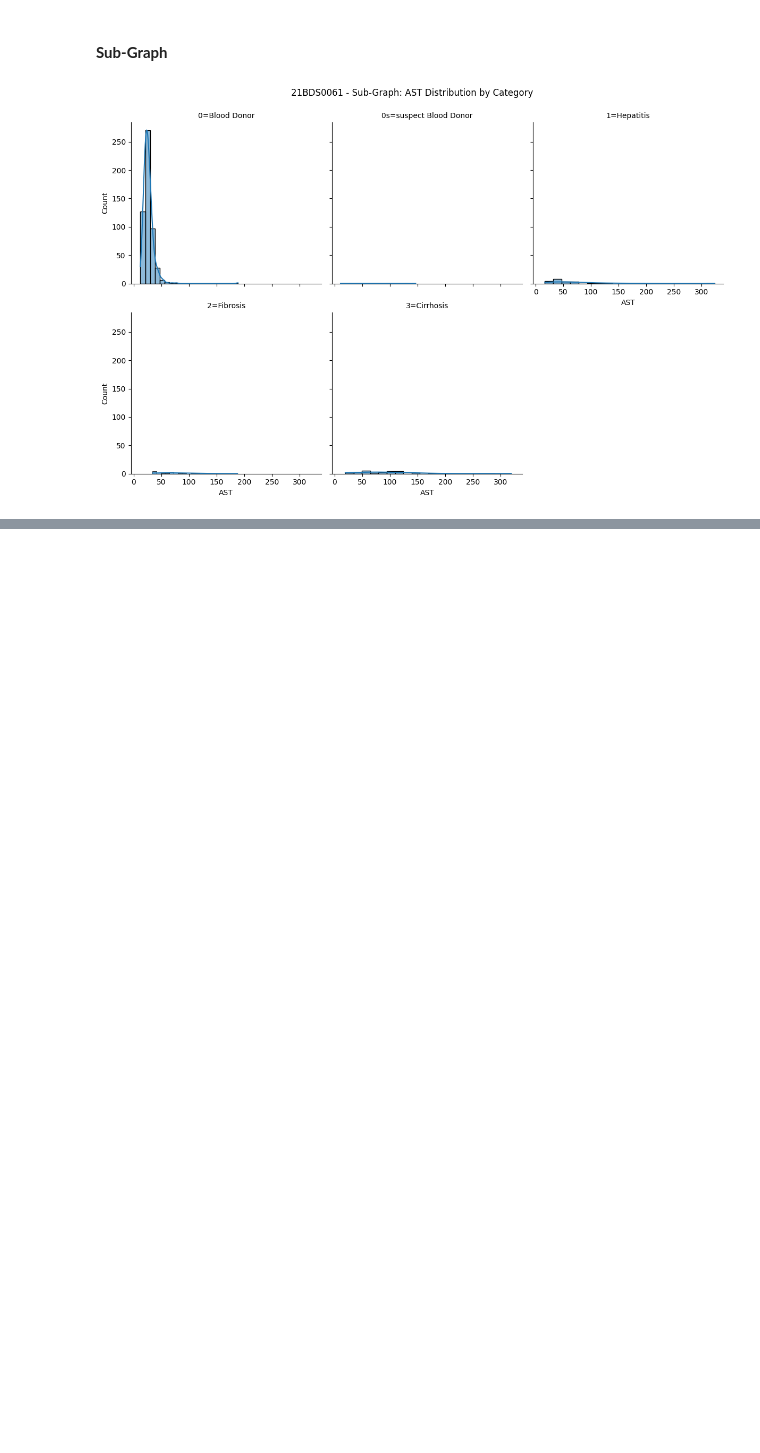
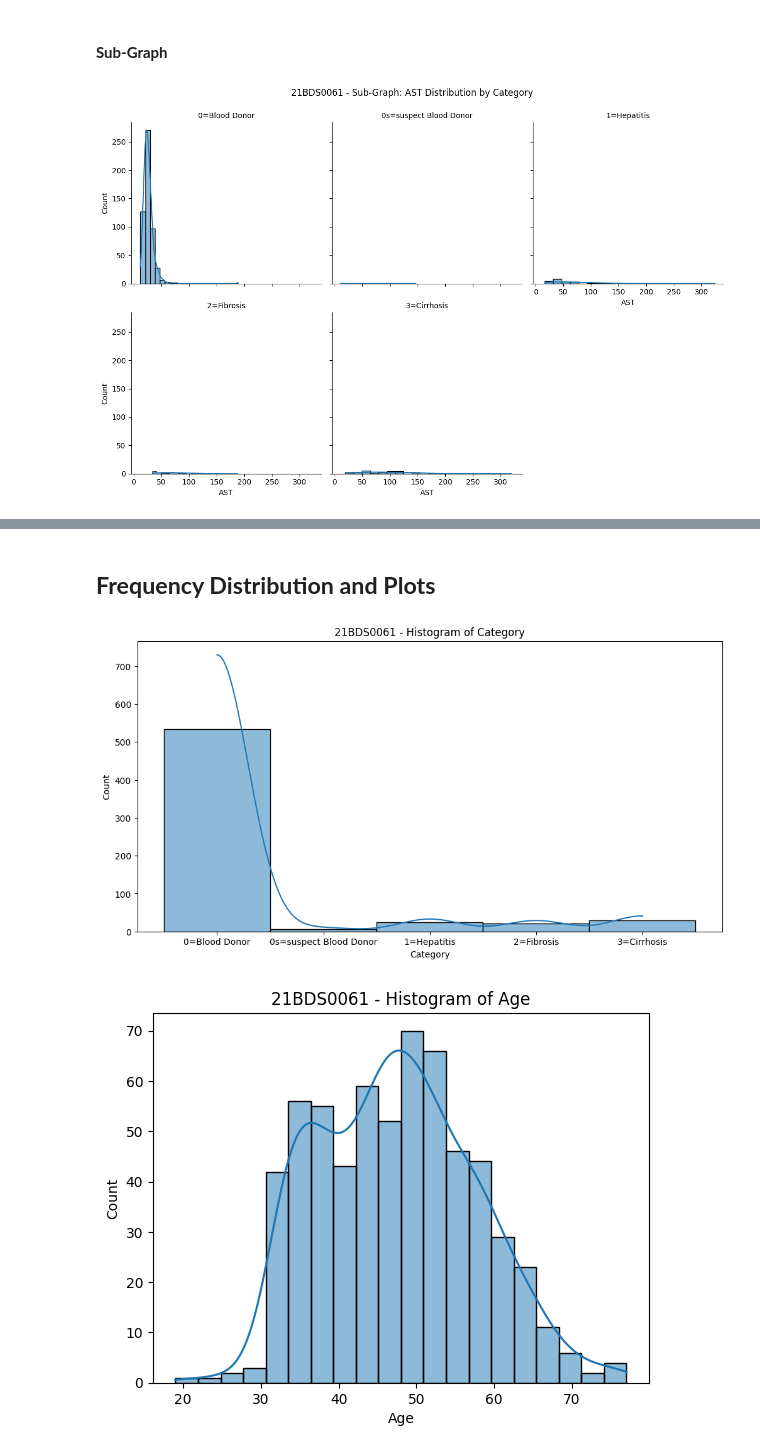
Before and after one commit to adrija2706/EDA, a Jupyter notebook: 21BDS0061_EDA_THEORY_DA.ipynb, the cells around one changed output, grey strips where cells are left out. Saved outputs shown, nothing was run; the diff lists cells and outputs as text; code cells hidden in the pictures; blank space fills up the shorter version.

```diff
--- a/21BDS0061_EDA_THEORY_DA.ipynb
+++ b/21BDS0061_EDA_THEORY_DA.ipynb
@@ -590,0 +603,3 @@ plt.show()
+# %%
+data = pd.read_csv("https://raw.githubusercontent.com/salemprakash/EDA/main/Data/HepatitisCdata.csv")
+data.drop(columns = ['Unnamed: 0'], inplace = True)
@@ -590,0 +631,4 @@ plt.show()
+# %%
+data_cleaned = data.dropna()
+print("\nData after row-wise deletion:")
+print(data_cleaned.head(10))
@@ -590,0 +655,3 @@ plt.show()
+# %%
+for col in data_cleaned.select_dtypes(include=['object']).columns:
+    data_cleaned[col], _ = pd.factorize(data_cleaned[col])
@@ -590,0 +734,12 @@ plt.show()
+# %% [markdown]
+## **Frequency Distribution and Plots**
+# %%
+numeric_cols = data_cleaned.select_dtypes(include=['number']).columns
+plt.figure(figsize=(12, 6))
+for col in numeric_cols[:5]:
+    sns.histplot(data[col], kde=True, bins=20)
+    plt.title(f'21BDS0061 - Histogram of {col}')
+    plt.show()
+# %% [output]
+[figure, added]
+[figure, added]
```
Also changed, not shown: parts of 15 cells of this notebook.
